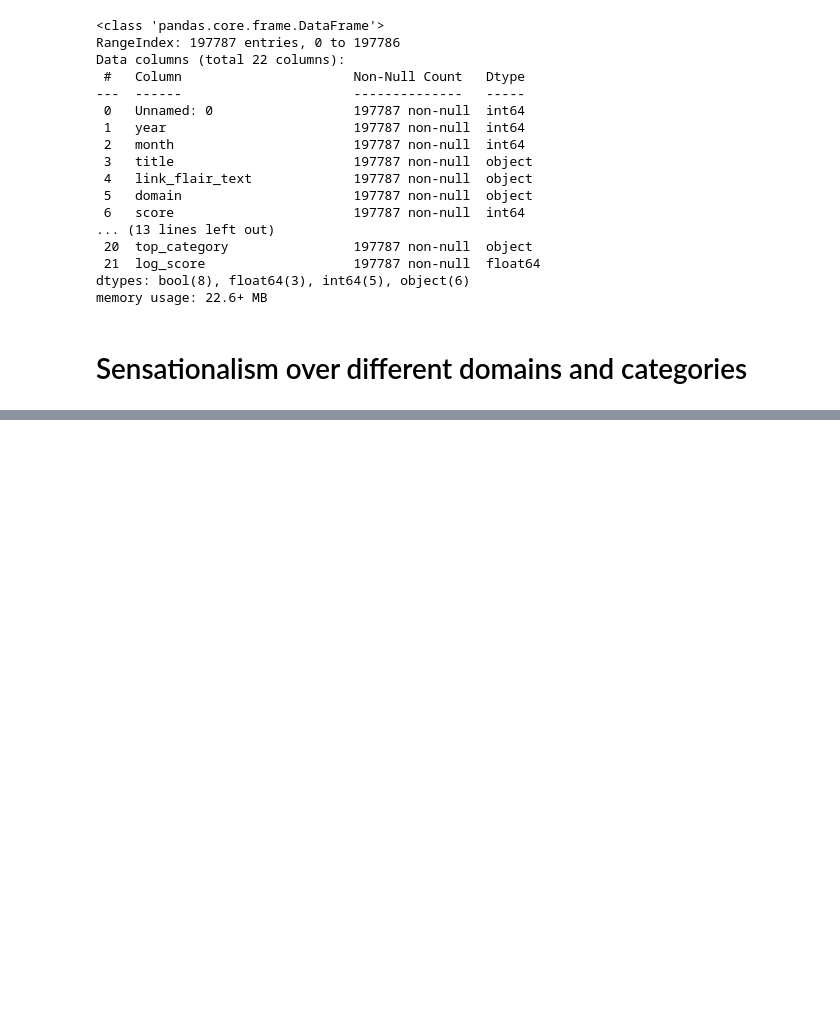
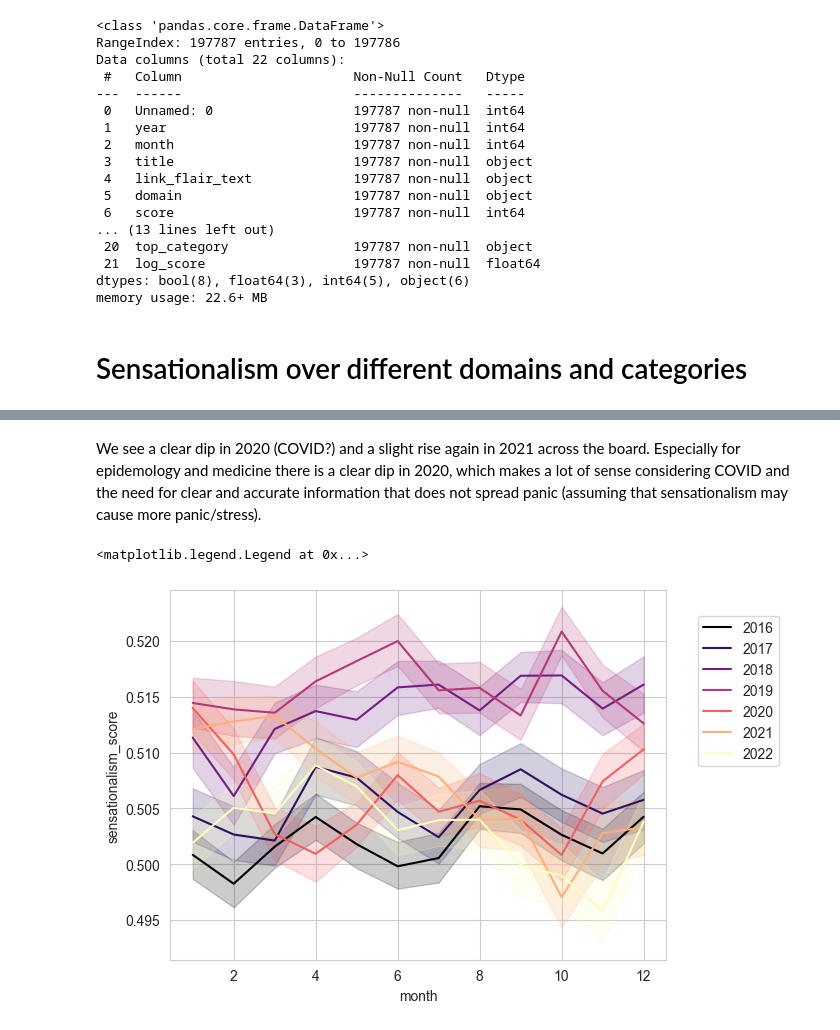
Before and after one commit to vetlewj/algorithmic-media, a Jupyter notebook: sensationalism_metric/sensationalism_analysis.ipynb, the cells around one changed output, grey strips where cells are left out. Saved outputs shown, nothing was run; the diff lists cells and outputs as text; code cells hidden in the pictures; blank space fills up the shorter version.

```diff
--- a/sensationalism_metric/sensationalism_analysis.ipynb
+++ b/sensationalism_metric/sensationalism_analysis.ipynb
@@ -82,2 +80,10 @@ sns_plot.legend(bbox_to_anchor=(1.05, .95), loc='upper left', borderaxespad=0.)
+# %% [markdown]
+We see a clear dip in 2020 (COVID?) and a slight rise again in 2021 across the board. Especially for epidemology and medicine there is a clear dip in 2020, which makes a lot of sense considering COVID and the need for clear and accurate information that does not spread panic (assuming that sensationalism may cause more panic/stress).
 # %%
 sns_plot = sns.lineplot(data=df, x="month", y="sensationalism_score", hue="year", palette="magma")
+
+# place legend outside of box: https://www.statology.org/seaborn-legend-position/
+sns_plot.legend(bbox_to_anchor=(1.05, .95), loc='upper left')
+# %% [output]
+<matplotlib.legend.Legend at 0x...>
+[figure, added]
```
Also changed, not shown: parts of 22 cells of this notebook.
